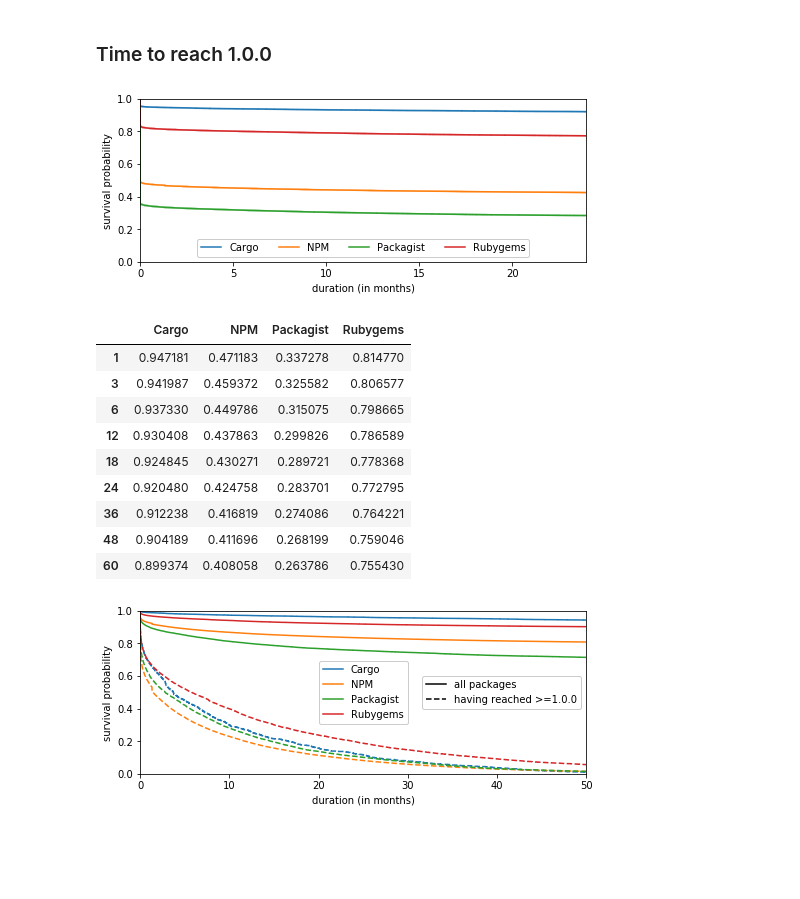
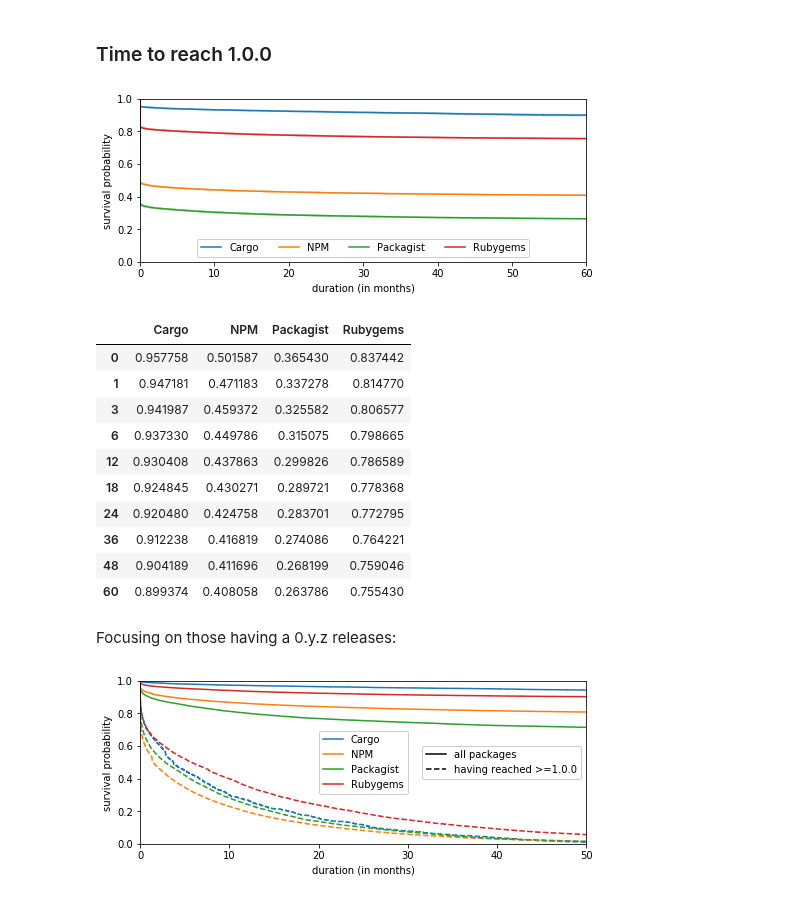
Before and after one commit to AlexandreDecan/secos-zero, a Jupyter notebook: notebooks/Magic zero.ipynb, the cells around one changed output. Drawn from its saved outputs; the diff is of its cells as text; code cells hidden in the pictures; blank space fills up the shorter version.

```diff
--- a/notebooks/Magic zero.ipynb
+++ b/notebooks/Magic zero.ipynb
@@ -451,42 +451,43 @@ data
 # %%
 fig, ax = matplotlib.pyplot.subplots()
 
 data = dict()
 for ecosystem in ECOSYSTEMS:
     _ = (
         df_temp[ecosystem]
         .assign(duration=lambda d: (d['date_nonzero'].fillna(CENSOR_DATE) - d['date_zero']) / pandas.to_timedelta('30 day'))
         .assign(observed=lambda d: ~d['date_nonzero'].isnull())
         .assign(duration=lambda d: d['duration'].fillna(0))
     )
 
 
     kmf = lifelines.KaplanMeierFitter()
     kmf.fit(_.duration, _.observed, label=ecosystem)
     kmf.plot(ci_show=True, ax=ax, c=COLORS[ecosystem])
     data[ecosystem] = kmf
 
 ax.legend(ncol=4, loc='lower center')
 
 ax.set(
-    xlim=(0, 24),
+    xlim=(0, 60),
     xlabel='duration (in months)',
     ylim=(0, 1),
     ylabel='survival probability'
 )
 
 savefig(fig, 'barrier_time_uncensored')
 # %% [output]
-[figure, old version]
+[figure, new version]
 # %%
 pandas.concat([
     data[ecosystem]
-    .survival_function_at_times([1, 3, 6, 12, 18, 24, 36, 48, 60])
+    .survival_function_at_times([0, 1, 3, 6, 12, 18, 24, 36, 48, 60])
     .rename(ecosystem)
     for ecosystem in ECOSYSTEMS
 ], axis=1).iloc[:,-len(ECOSYSTEMS):]
 # %% [output]
 |  | Cargo | NPM | Packagist | Rubygems |
+| 0 | 0.957758 | 0.501587 | 0.365430 | 0.837442 |
 | 1 | 0.947181 | 0.471183 | 0.337278 | 0.814770 |
 | 3 | 0.941987 | 0.459372 | 0.325582 | 0.806577 |
 | 6 | 0.937330 | 0.449786 | 0.315075 | 0.798665 |
@@ -496,6 +497,8 @@ pandas.concat([
 | 36 | 0.912238 | 0.416819 | 0.274086 | 0.764221 |
 | 48 | 0.904189 | 0.411696 | 0.268199 | 0.759046 |
 | 60 | 0.899374 | 0.408058 | 0.263786 | 0.755430 |
+# %% [markdown]
+Focusing on those having a 0.y.z releases:
 # %%
 fig, ax = matplotlib.pyplot.subplots()
 
```
Also changed, not shown: parts of 4 cells of this notebook.
